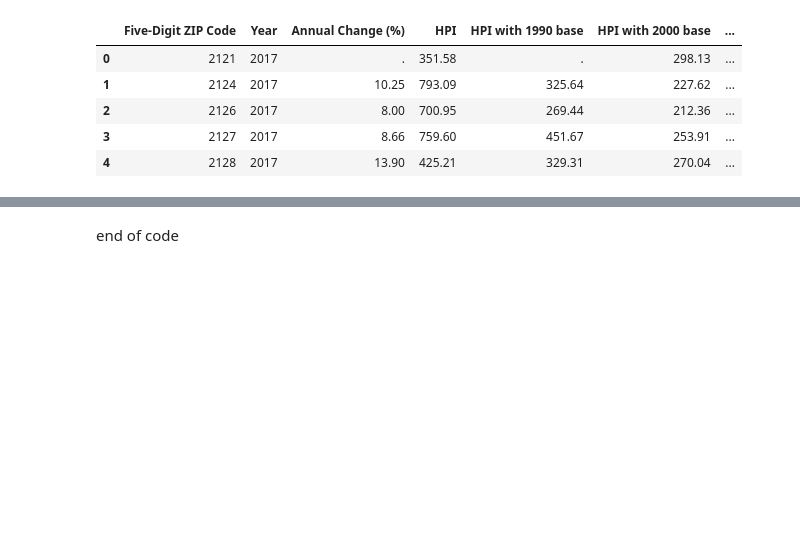
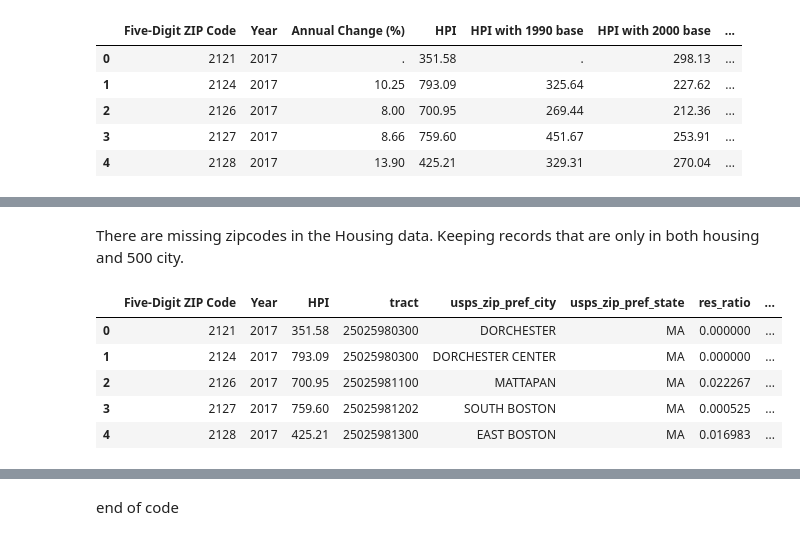
Before and after one commit to CWCroghan/project-one, a Jupyter notebook: dataProcessing/ProcessHousingPrice.ipynb, the cells around one changed output, grey strips where cells are left out. Saved outputs shown, nothing was run; the diff lists cells and outputs as text; code cells hidden in the pictures; blank space fills up the shorter version.

```diff
--- a/dataProcessing/ProcessHousingPrice.ipynb
+++ b/dataProcessing/ProcessHousingPrice.ipynb
@@ -158,0 +192,4 @@ memory usage: 337.4+ KB
+# %%
+pd.set_option('display.max_rows', None)
+check = comp[['TractFIPS', 'tract','usps_zip_pref_state', 'usps_zip_pref_city','StateAbbr','PlaceName']]
+print(check)
@@ -158,0 +218,2 @@ memory usage: 337.4+ KB
+# %% [markdown]
+There are missing zipcodes in the Housing data.  Keeping records that are only in both housing and 500 city.
@@ -158,0 +222,9 @@ memory usage: 337.4+ KB
+# %%
+house.head()
+# %% [output]
+|  | Five-Digit ZIP Code | Year | HPI | tract | usps_zip_pref_city | usps_zip_pref_state | res_ratio | ... |
+| 0 | 2121 | 2017 | 351.58 | 25025980300 | DORCHESTER | MA | 0.000000 | ... |
+| 1 | 2124 | 2017 | 793.09 | 25025980300 | DORCHESTER CENTER | MA | 0.000000 | ... |
+| 2 | 2126 | 2017 | 700.95 | 25025981100 | MATTAPAN | MA | 0.022267 | ... |
+| 3 | 2127 | 2017 | 759.60 | 25025981202 | SOUTH BOSTON | MA | 0.000525 | ... |
+| 4 | 2128 | 2017 | 425.21 | 25025981300 | EAST BOSTON | MA | 0.016983 | ... |
```
Also changed, not shown: parts of 9 cells of this notebook, 5 other files.
